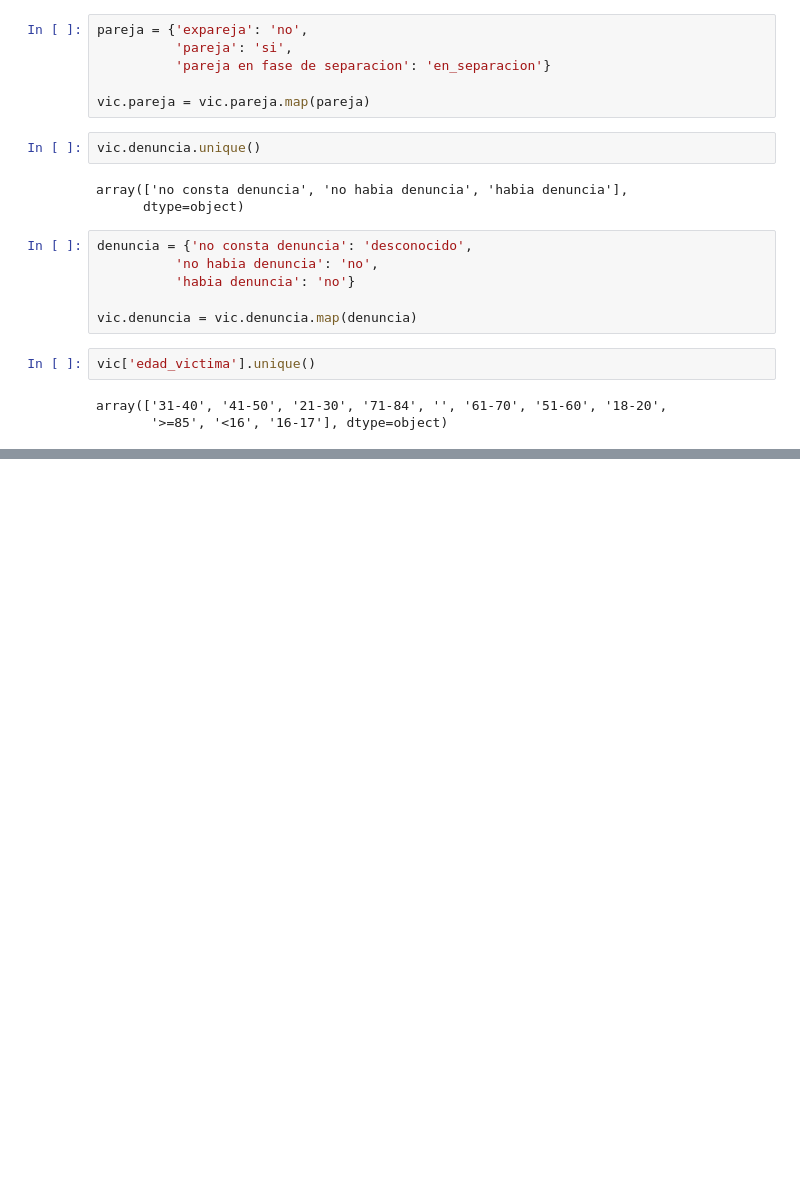
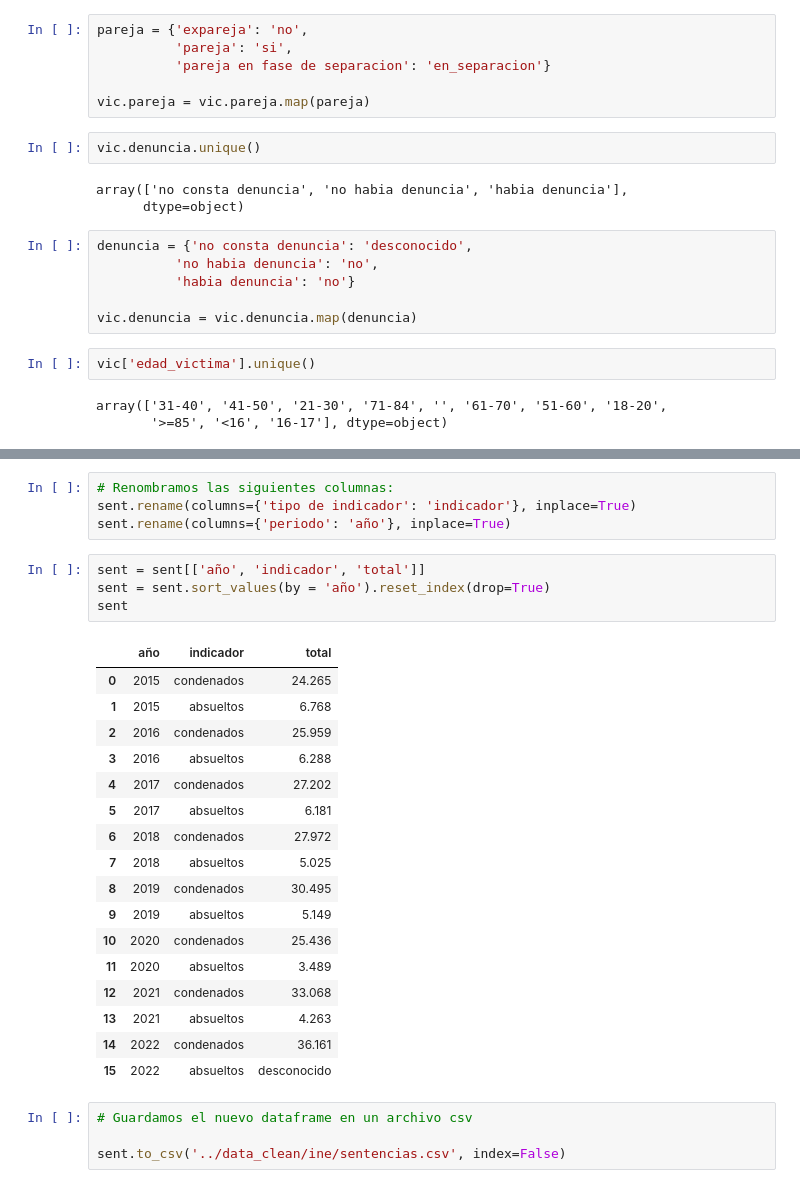
Before and after one commit to NoeRoson/Final_project, a Jupyter notebook: code/limpieza.ipynb, the cells around one changed output, grey strips where cells are left out. Saved outputs shown, nothing was run; the diff lists cells and outputs as text; blank space fills up the shorter version.

```diff
--- a/code/limpieza.ipynb
+++ b/code/limpieza.ipynb
@@ -355,0 +447,30 @@ array(['31-40', '41-50', '21-30', '71-84', '', '61-70', '51-60', '18-20',
+# %%
+# Renombramos las siguientes columnas:
+sent.rename(columns={'tipo de indicador': 'indicador'}, inplace=True)
+sent.rename(columns={'periodo': 'año'}, inplace=True)
+# %%
+sent = sent[['año', 'indicador', 'total']]
+sent = sent.sort_values(by = 'año').reset_index(drop=True)
+sent
+# %% [output]
+|  | año | indicador | total |
+| 0 | 2015 | condenados | 24.265 |
+| 1 | 2015 | absueltos | 6.768 |
+| 2 | 2016 | condenados | 25.959 |
+| 3 | 2016 | absueltos | 6.288 |
+| 4 | 2017 | condenados | 27.202 |
+| 5 | 2017 | absueltos | 6.181 |
+| 6 | 2018 | condenados | 27.972 |
+| 7 | 2018 | absueltos | 5.025 |
+| 8 | 2019 | condenados | 30.495 |
+| 9 | 2019 | absueltos | 5.149 |
+| 10 | 2020 | condenados | 25.436 |
+| 11 | 2020 | absueltos | 3.489 |
+| 12 | 2021 | condenados | 33.068 |
+| 13 | 2021 | absueltos | 4.263 |
+| 14 | 2022 | condenados | 36.161 |
+| 15 | 2022 | absueltos | desconocido |
+# %%
+# Guardamos el nuevo dataframe en un archivo csv
+
+sent.to_csv('../data_clean/ine/sentencias.csv', index=False)
```
Also changed, not shown: parts of 14 cells of this notebook, 5 other files.
